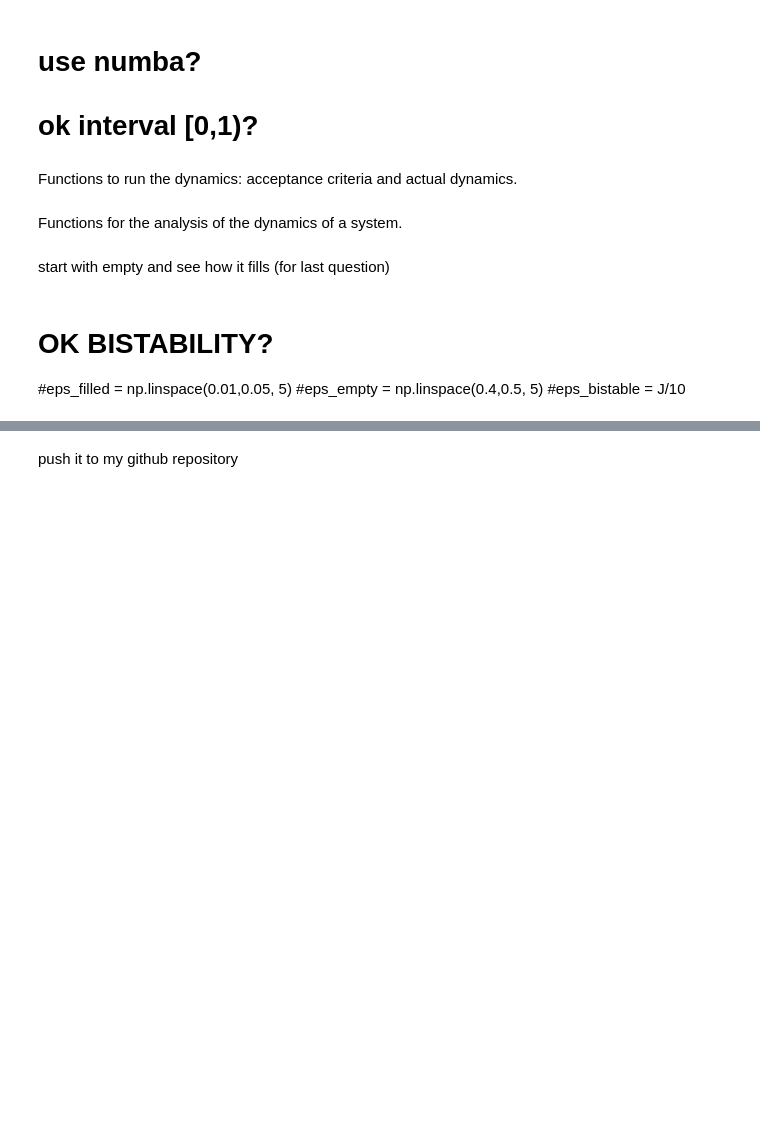
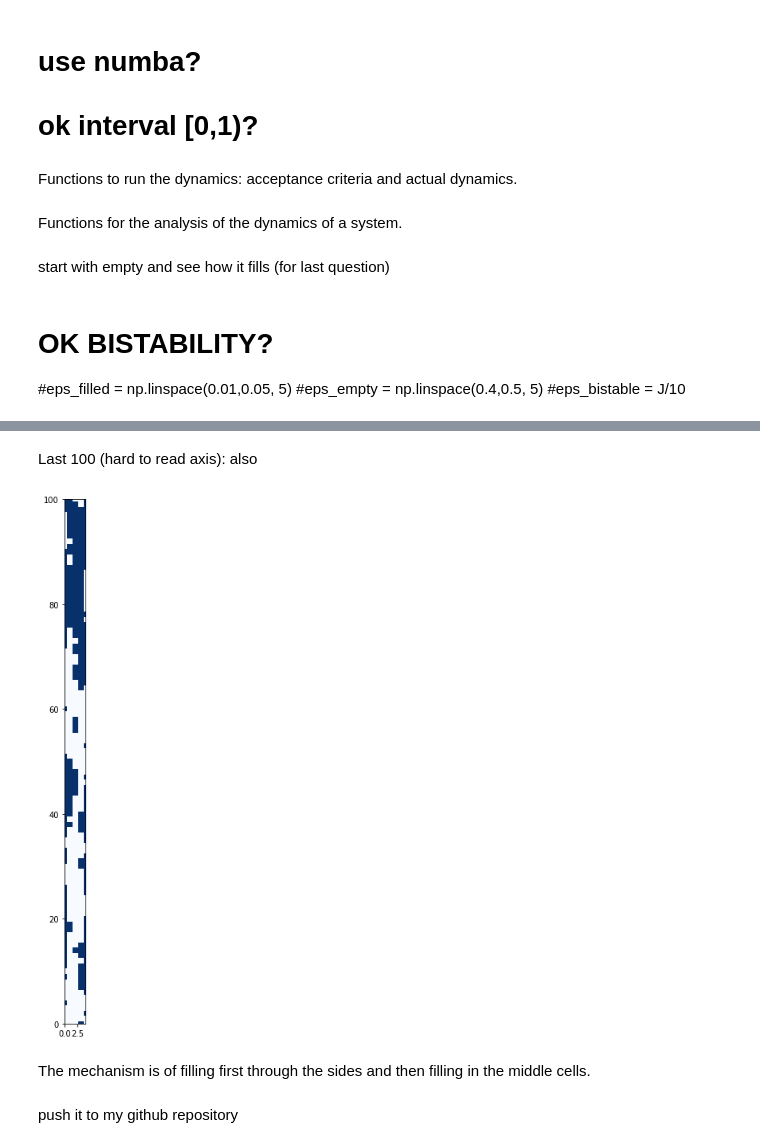
Before and after one commit to martagonzalvo/che164, a Jupyter notebook: 164Project_v2.ipynb, the cells around one changed output, grey strips where cells are left out. Drawn from its saved outputs; the diff is of its cells as text; code cells hidden in the pictures; blank space fills up the shorter version.

```diff
--- a/164Project_v2.ipynb
+++ b/164Project_v2.ipynb
@@ -751,2 +818,13 @@ plt.plot(range(len(dyn_rt)))
+# %% [markdown]
+Last 100 (hard to read axis): also
+# %%
+plt.rcParams["figure.figsize"] = (20,12)
+plt.imshow(m[:-100], cmap='Blues');
+ax = plt.gca();
+ax.set(xlim=(0, 4), ylim=(0, 100));
+# %% [output]
+[figure, added]
+# %% [markdown]
+The mechanism is of filling first through the sides and then filling in the middle cells.
 # %% [markdown]
 push it to my github repository
```
Also changed, not shown: parts of 10 cells of this notebook.
